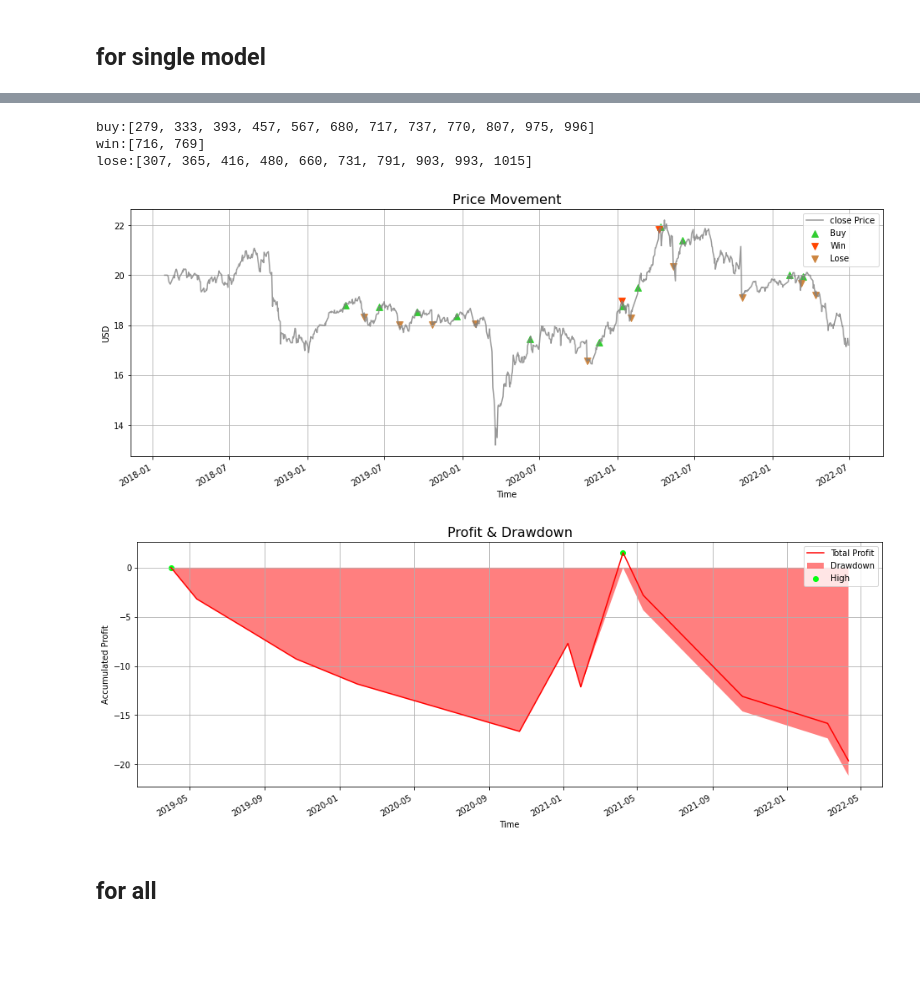
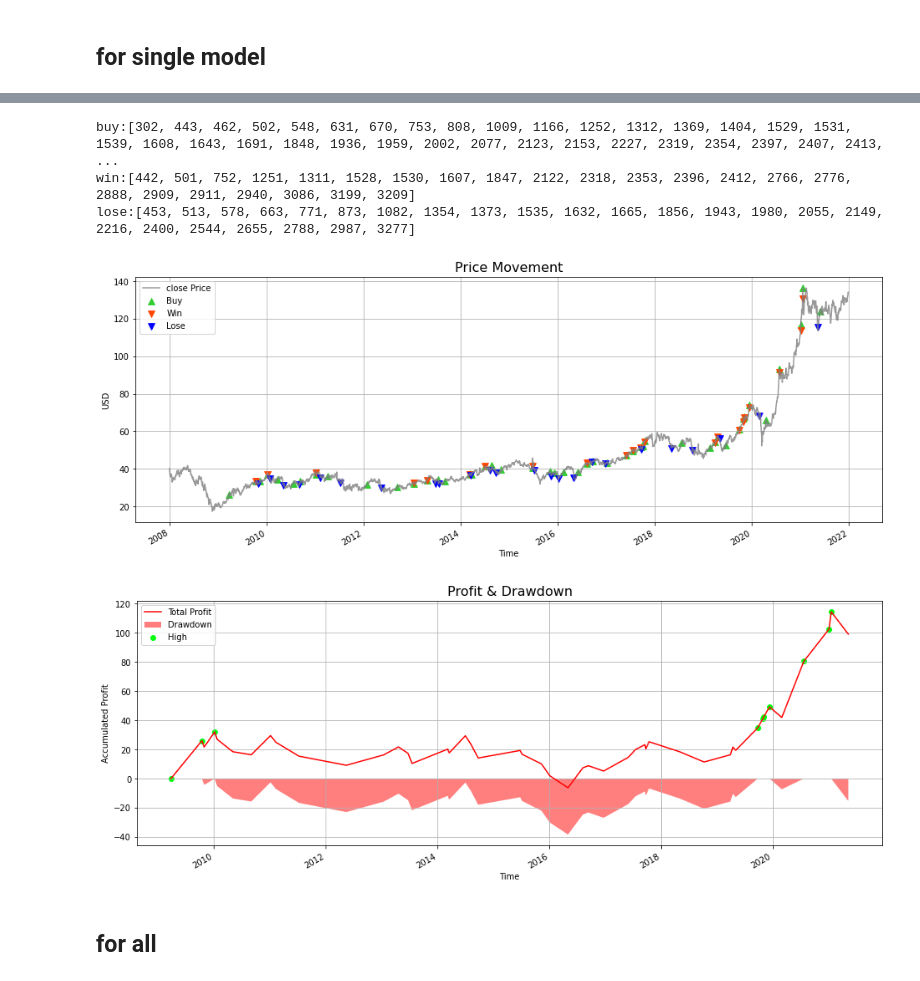
Before and after one commit to benson85560/yuanta, a Jupyter notebook: Dividend_Yield_Strategy.ipynb, the cells around one changed output, grey strips where cells are left out. Saved outputs shown, nothing was run; the diff lists cells and outputs as text; code cells hidden in the pictures; blank space fills up the shorter version.

```diff
--- a/Dividend_Yield_Strategy.ipynb
+++ b/Dividend_Yield_Strategy.ipynb
@@ -102,6 +102,7 @@ buy = []
 sell = []
 open_price = []
 timeList = []
+BS = None
 
 print(f'---loading: {symbol}---')
 
@@ -110,6 +111,7 @@ for i in range(len(df)):
     if i == len(df)-1:
       break
 
+    # 除息前
     # if df['0050'][i] > 0 and df['close'][i] > 0 : # 除息日
     #     tempSize = money / df['close'][i-30] # 前 15 天進場
     #     buy.append(i-30)
@@ -120,15 +122,24 @@ for i in range(len(df)):
     #     timeList.append(df.index[i])
 
 
+    # 除息後
+    if df['0050'][i] > 0 and df['close'][i] > 0: # 除息日
+        fill = df['open'][i+1] - df['close'][i-1] # 填息空間（取兩天）
+        goal_price = df['open'][i+1] + (df['open'][i+1] - df['close'][i-1])
+        continue
 
-    if df['0050'][i] > 0 and df['close'][i] > 0: # 除息日
+    if BS == None and fill > 0:
         tempSize = money / df['open'][i+1] # 後 1 天進場
+        BS = 'B'
         buy.append(i+1)
+        continue
 
-        profit = tempSize * (df['open'][i+10] - df['open'][i+1]) # 後 20 天出場並計算報酬
-        sell.append(i+10)
+    if BS == 'B' and df['close'][i] > goal_price:
+        profit = tempSize * (df['open'][i+40] - df['open'][i+1]) # 後 20 天出場並計算報酬
+        sell.append(i+40)
         profit_list.append(profit)
         timeList.append(df.index[i])
+        BS = None
 
 
 
@@ -249,8 +260,8 @@ for i in range(len(df)):
         tempSize = money / df['open'][i+1] # 後 1 天進場
         buy.append(i+1)
 
-        profit = tempSize * (df['open'][i+20] - df['open'][i+1]) # 後 20 天出場並計算報酬
-        sell.append(i+20)
+        profit = tempSize * (df['open'][i+40] - df['open'][i+1]) # 後 10 天出場並計算報酬
+        sell.append(i+40)
         profit_list.append(profit)
         timeList.append(df.index[i])
 
@@ -313,8 +324,8 @@ for j in range(len(symbol_list)):
           tempSize = money / df['open'][i+1] # 後 1 天進場
           buy.append(i+1)
 
-          profit = tempSize * (df['open'][i+20] - df['open'][i+1]) # 後 20 天出場並計算報酬
-          sell.append(i+20)
+          profit = tempSize * (df['open'][i+40] - df['open'][i+1]) # 後 10 天出場並計算報酬
+          sell.append(i+40)
           profit_list.append(profit)
           timeList.append(df.index[i])
 
@@ -391,10 +398,10 @@ print(d1, d2)
 ## for single model
 # %%
 # 新策略
-symbol = '0052.TW'
+symbol = '006208.TW'
 print(f'---loading: {symbol}---')
 data = yf.Ticker(symbol)
-df = data.history(period='D', start='2008-1-1', end='2022-6-30')
+df = data.history(period='D', start='2008-1-1', end='2022-1-1')
 df = df.drop(columns = ['Dividends', 'Stock Splits'])
 df.columns = ['open', 'high', 'low', 'close', 'volume']
 df['EMA'] = abstract.EMA(df, timeperiod = 200)
@@ -434,7 +441,7 @@ for i in range(len(df)):
 
       # buy                                       # BS: position, B: buy, S: sell
     if df['close'][i] > df['EMA'][i] and df['MACD'][i] > 0 and df['close'][i] > df['SAR'][i] and BS == None:
-        temp = df['open'][i+1] # 要加一 當看到訊號後的進場價
+        temp = df['close'][i+1] # 要加一 當看到訊號後的進場價
         tempSize = money / temp # 計算交易單位
         BS = 'B' # 做多
         t = i+1
@@ -466,7 +473,7 @@ for i in range(len(df)):
 
       # buy停利
     if df['close'][i] > stopEarn and BS == 'B':
-        profit = tempSize * (df['open'][i+1] - temp) # temp : 進場價
+        profit = tempSize * (df['close'][i+1] - temp) # temp : 進場價
         profit_fee = profit - money*feeRate - (money+profit)*feeRate
         profit_fee_list.append(profit_fee)
         profit_list.append(profit)
@@ -477,7 +484,7 @@ for i in range(len(df)):
 
       # buy停損
     if df['close'][i] < stopLoss and BS == 'B':
-        profit = tempSize * (df['open'][i+1] - temp) # temp : 進場價
+        profit = tempSize * (df['close'][i+1] - temp) # temp : 進場價
         profit_fee = profit - money*feeRate - (money+profit)*feeRate
         profit_fee_list.append(profit_fee)
         profit_list.append(profit)
@@ -498,11 +505,8 @@ for i in range(len(df)):
     #     continue
 
     # 可加停利停損在這裡：if......
-
-# equity = pd.DataFrame({'profit':np.cumsum(profit_list), 'profitfee':np.cumsum(profit_fee_list)}, index=timeList)
-
-equity = pd.DataFrame({'profit':profit_list}, index=timeList)
-
+# equity = pd.DataFrame({'profit':profit_list}, index=timeList)
+equity = pd.DataFrame({'profit':np.cumsum(profit_list)}, index=timeList)
 
 equity
 # %% [output]
@@ -527,26 +531,26 @@ equity
 # %%
 # 實際交易位置
 print('buy:{}'.format(buy))
 print('win:{}'.format(sell_win))
 print('lose:{}'.format(sell_lose))
 fig, ax = plt.subplots(figsize = (16,6))
 
 df['close'].plot(label = 'close Price', ax = ax, c = 'gray', grid=True, alpha=0.8)
 plt.scatter(df['close'].iloc[buy].index, df['close'].iloc[buy],c = 'limegreen', label = 'Buy', marker='^', s=60)
 plt.scatter(df['close'].iloc[sell_win].index, df['close'].iloc[sell_win],c = 'orangered', label = 'Win', marker='v', s=60)
-plt.scatter(df['close'].iloc[sell_lose].index, df['close'].iloc[sell_lose],c = 'peru', label = 'Lose', marker='v', s=60)
+plt.scatter(df['close'].iloc[sell_lose].index, df['close'].iloc[sell_lose],c = 'b', label = 'Lose', marker='v', s=60)
 # plt.scatter(df['close'].iloc[buy2].index, df['close'].iloc[buy2],c = 'y', label = 'Buy2', marker='^', s=60)
 # plt.scatter(df['close'].iloc[sell2].index, df['close'].iloc[sell2],c = 'b', label = 'Sell2', marker='v', s=60)
 
 plt.legend()
 plt.ylabel('USD')
 plt.xlabel('Time')
 plt.title('Price Movement',fontsize  = 16);
 # %% [output]
-buy:[279, 333, 393, 457, 567, 680, 717, 737, 770, 807, 975, 996]
-win:[716, 769]
-lose:[307, 365, 416, 480, 660, 731, 791, 903, 993, 1015]
+buy:[302, 443, 462, 502, 548, 631, 670, 753, 808, 1009, 1166, 1252, 1312, 1369, 1404, 1529, 1531, 1539, 1608, 1643, 1691, 1848, 1936, 1959, 2002, 2077, 2123, 2153, 2227, 2319, 2354, 2397, 2407, 2413,  ...
+win:[442, 501, 752, 1251, 1311, 1528, 1530, 1607, 1847, 2122, 2318, 2353, 2396, 2412, 2766, 2776, 2888, 2909, 2911, 2940, 3086, 3199, 3209]
+lose:[453, 513, 578, 663, 771, 873, 1082, 1354, 1373, 1535, 1632, 1665, 1856, 1943, 1980, 2055, 2149, 2216, 2400, 2544, 2655, 2788, 2987, 3277]
-[figure, old version]
+[figure, new version]
 # %%
 equity['equity'] = equity['profit'] + fund
 equity['drawdown_percent'] = (equity['equity'] / equity['equity'].cummax()) - 1
@@ -564,7 +568,7 @@ plt.ylabel('Accumulated Profit')
 plt.xlabel('Time')
 plt.title('Profit & Drawdown',fontsize  = 16);
 # %% [output]
-[figure, old version]
+[figure, new version]
 # %% [markdown]
 ## for all
 # %%
```
Also changed, not shown: parts of 23 cells of this notebook.
